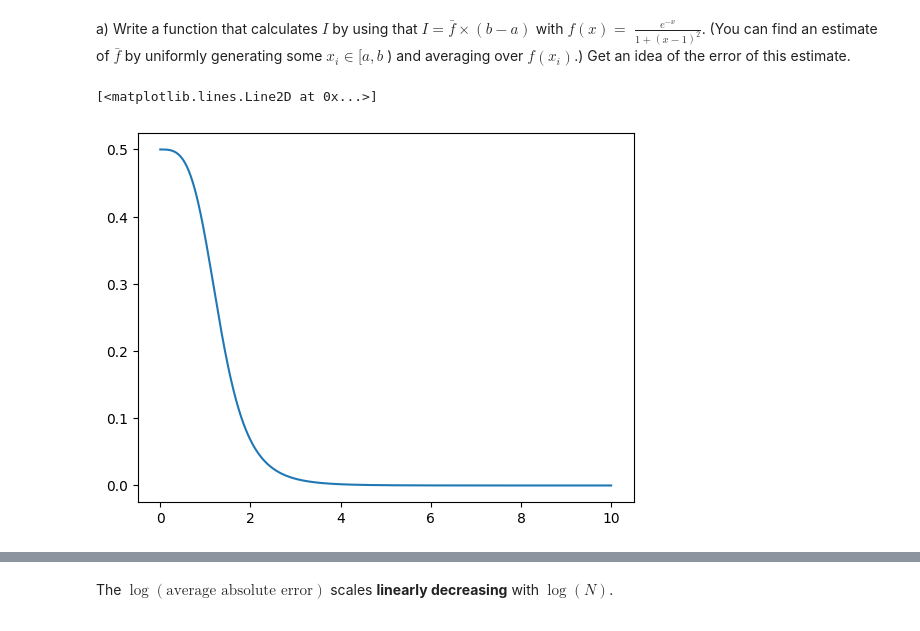
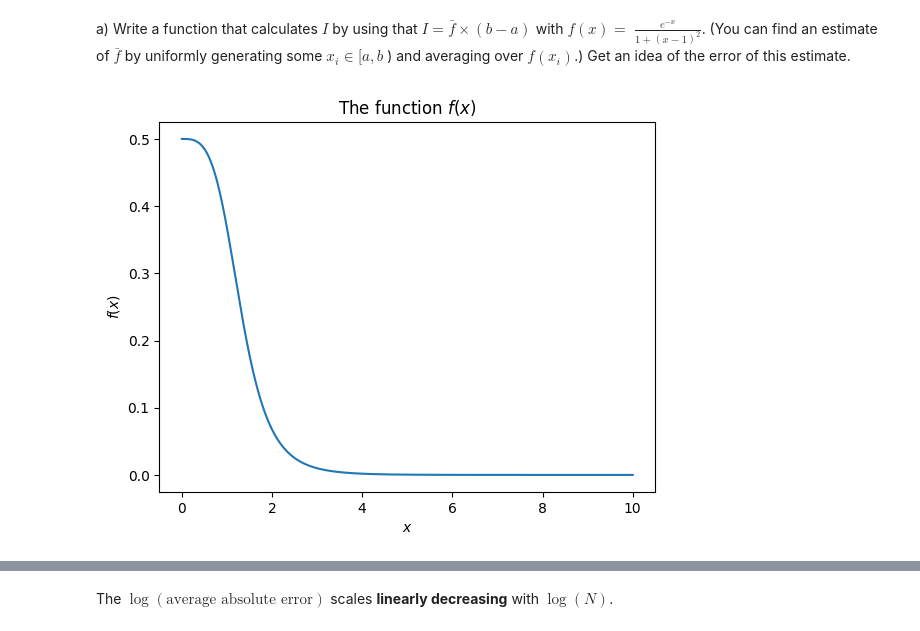
Before and after one commit to ericardomuten/TUM-PH2264, a Jupyter notebook: 1_classical_montecarlo/hw1_sub.ipynb, the cells around one changed output, grey strips where cells are left out. Drawn from its saved outputs; the diff is of its cells as text; code cells hidden in the pictures.

```diff
--- a/1_classical_montecarlo/hw1_sub.ipynb
+++ b/1_classical_montecarlo/hw1_sub.ipynb
@@ -273,9 +283,12 @@ def func(x):
     return np.exp(-x)/(1 + (x-1)**2)
 # %%
 plt.plot(np.linspace(0, 10, 1000), func(np.linspace(0, 10, 1000)))
+plt.title("The function $f(x)$")
+plt.xlabel("$x$")
+plt.ylabel("$f(x)$")
+plt.show()
 # %% [output]
-[<matplotlib.lines.Line2D at 0x...>]
-[figure, old version]
+[figure, new version]
 # %%
 def integral_estimate(f, a, b, x):
     return np.average(f(x))*(b-a)
```
Also changed, not shown: parts of 15 cells of this notebook.
